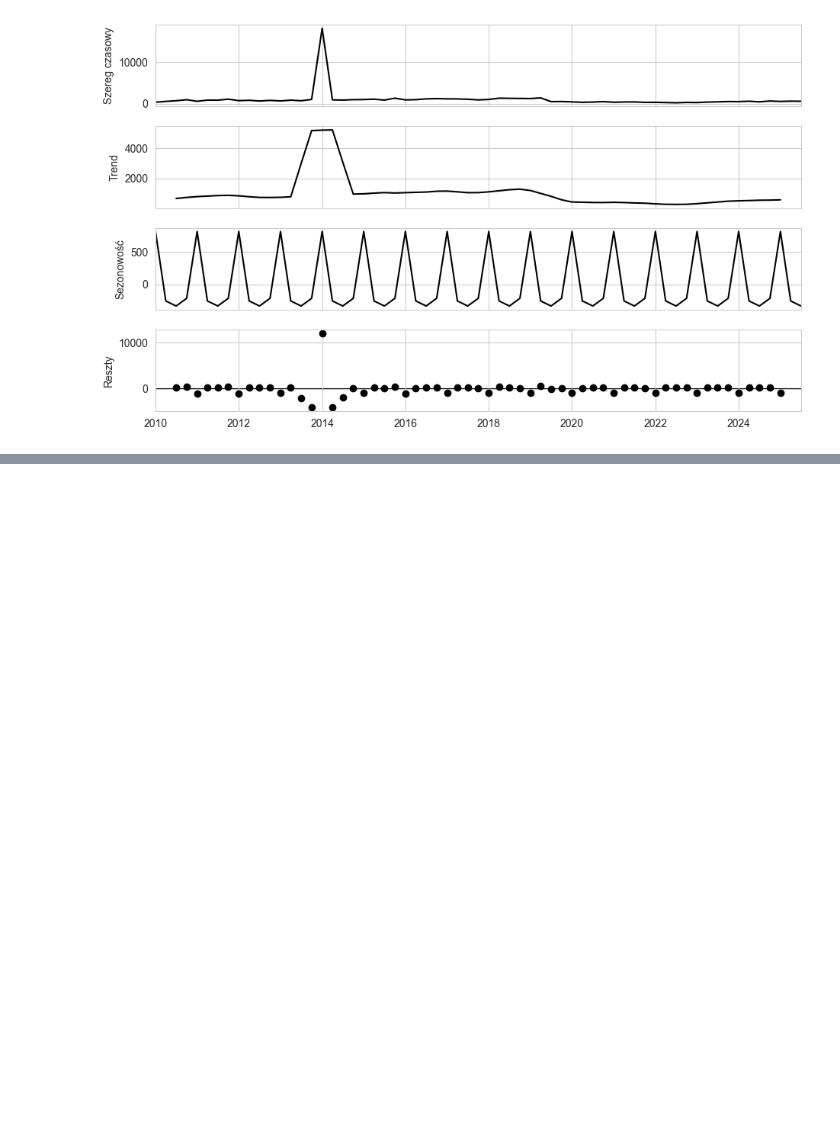
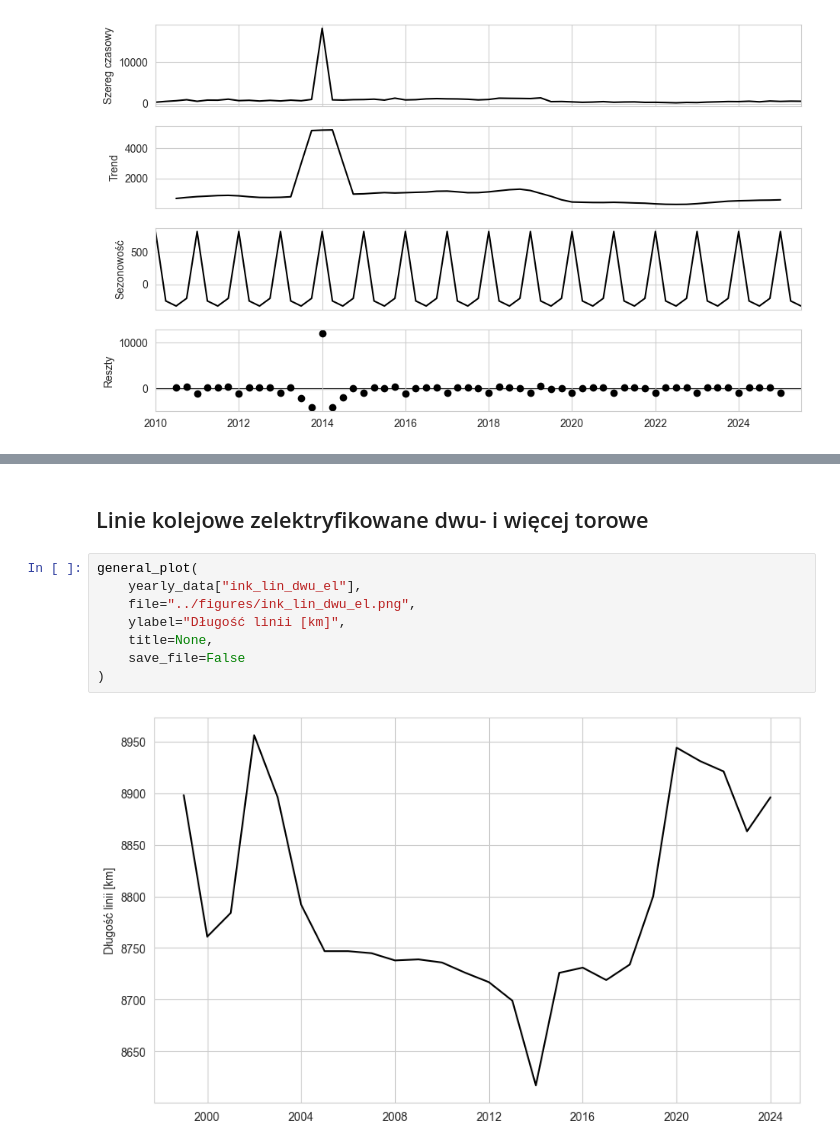
Before and after one commit to przem-pep/praca-magisterska, a Jupyter notebook: python/plotting.ipynb, the cells around one changed output, grey strips where cells are left out. Saved outputs shown, nothing was run; the diff lists cells and outputs as text; blank space fills up the shorter version.

```diff
--- a/python/plotting.ipynb
+++ b/python/plotting.ipynb
@@ -504,0 +557,12 @@ decomp_plot(
+# %% [markdown]
+## Linie kolejowe zelektryfikowane dwu- i więcej torowe
+# %%
+general_plot(
+    yearly_data["ink_lin_dwu_el"],
+    file="../figures/ink_lin_dwu_el.png",
+    ylabel="Długość linii [km]",
+    title=None,
+    save_file=False
+)
+# %% [output]
+[figure, added]
```
Also changed, not shown: parts of 43 cells of this notebook, 21 other files.
